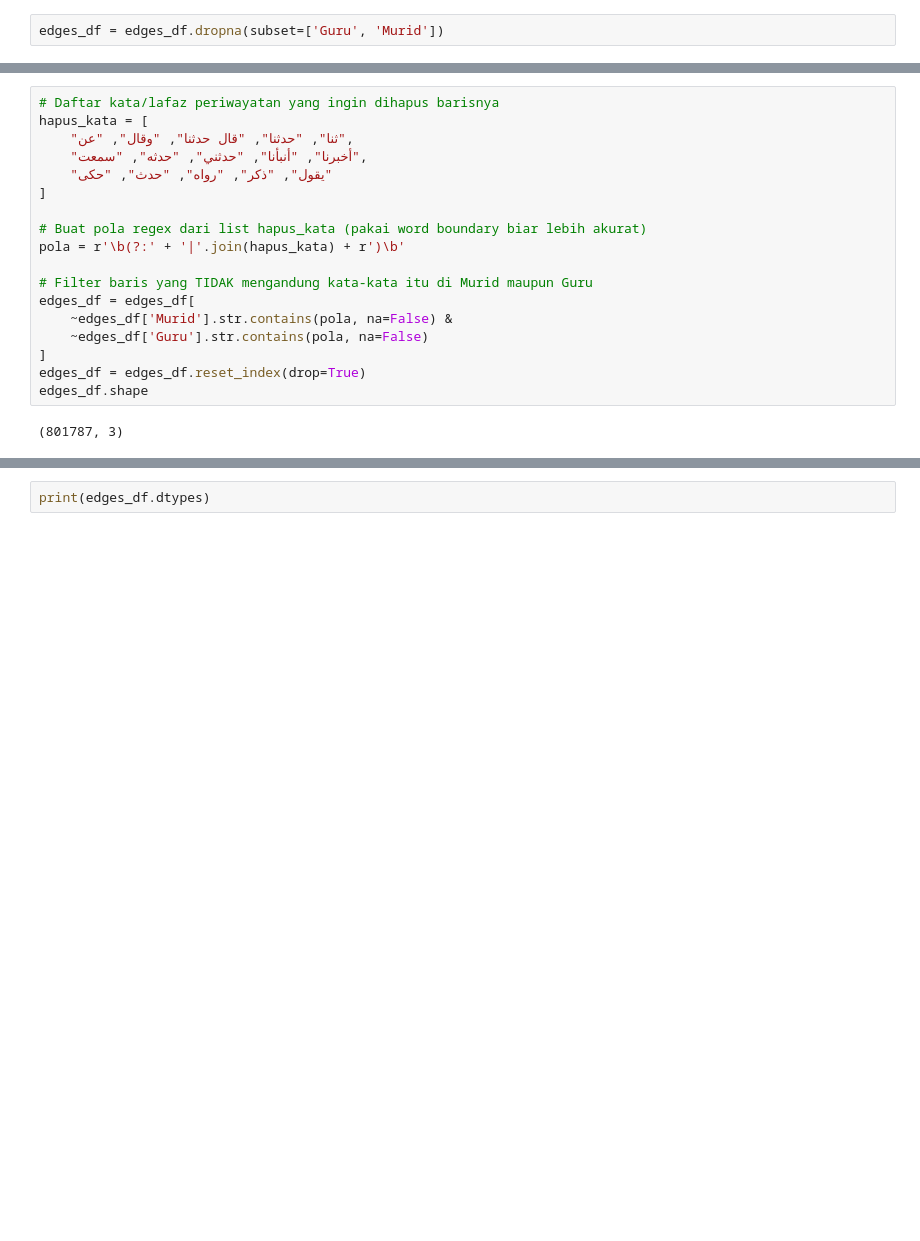
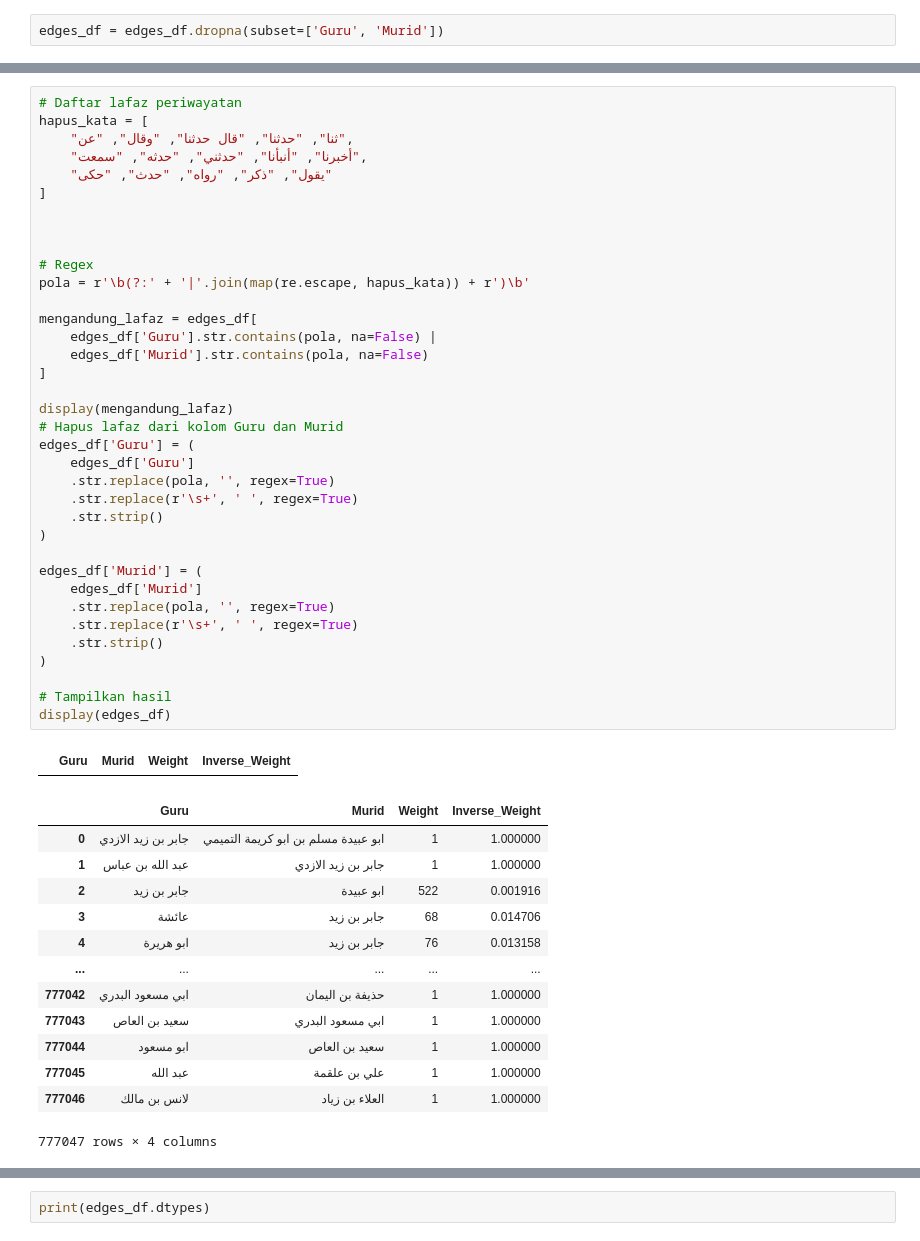
Before and after one commit to Nazrililham090805/sanad-hadith, a Jupyter notebook: src/Edges.ipynb, the cells around one changed output, grey strips where cells are left out. Saved outputs shown, nothing was run; the diff lists cells and outputs as text; blank space fills up the shorter version.

```diff
--- a/src/Edges.ipynb
+++ b/src/Edges.ipynb
@@ -417,21 +419,52 @@ edges_df.shape
 # %%
-# Daftar kata/lafaz periwayatan yang ingin dihapus barisnya
+# Daftar lafaz periwayatan
 hapus_kata = [
     "ثنا", "حدثنا", "قال حدثنا", "وقال", "عن",
     "أخبرنا", "أنبأنا", "حدثني", "حدثه", "سمعت",
     "يقول", "ذكر", "رواه", "حدث", "حكى"
 ]
 
-# Buat pola regex dari list hapus_kata (pakai word boundary biar lebih akurat)
-pola = r'\b(?:' + '|'.join(hapus_kata) + r')\b'
 
-# Filter baris yang TIDAK mengandung kata-kata itu di Murid maupun Guru
-edges_df = edges_df[
-    ~edges_df['Murid'].str.contains(pola, na=False) &
-    ~edges_df['Guru'].str.contains(pola, na=False)
+
+# Regex
+pola = r'\b(?:' + '|'.join(map(re.escape, hapus_kata)) + r')\b'
+
+mengandung_lafaz = edges_df[
+    edges_df['Guru'].str.contains(pola, na=False) |
+    edges_df['Murid'].str.contains(pola, na=False)
 ]
-edges_df = edges_df.reset_index(drop=True)
-edges_df.shape
+
+display(mengandung_lafaz)
+# Hapus lafaz dari kolom Guru dan Murid
+edges_df['Guru'] = (
+    edges_df['Guru']
+    .str.replace(pola, '', regex=True)
+    .str.replace(r'\s+', ' ', regex=True)
+    .str.strip()
+)
+
+edges_df['Murid'] = (
+    edges_df['Murid']
+    .str.replace(pola, '', regex=True)
+    .str.replace(r'\s+', ' ', regex=True)
+    .str.strip()
+)
+
+# Tampilkan hasil
+display(edges_df)
 # %% [output]
+|  | Guru | Murid | Weight | Inverse_Weight |
+|  | Guru | Murid | Weight | Inverse_Weight |
+| 0 | جابر بن زيد الازدي | ابو عبيدة مسلم بن ابو كريمة التميمي | 1 | 1.000000 |
+| 1 | عبد الله بن عباس | جابر بن زيد الازدي | 1 | 1.000000 |
+| 2 | جابر بن زيد | ابو عبيدة | 522 | 0.001916 |
+| 3 | عائشة | جابر بن زيد | 68 | 0.014706 |
+| 4 | ابو هريرة | جابر بن زيد | 76 | 0.013158 |
+| ... | ... | ... | ... | ... |
+| 777042 | ابي مسعود البدري | حذيفة بن اليمان | 1 | 1.000000 |
+| 777043 | سعيد بن العاص | ابي مسعود البدري | 1 | 1.000000 |
+| 777044 | ابو مسعود | سعيد بن العاص | 1 | 1.000000 |
+| 777045 | عبد الله | علي بن علقمة | 1 | 1.000000 |
+| 777046 | لانس بن مالك | العلاء بن زياد | 1 | 1.000000 |
-(801787, 3)
+777047 rows × 4 columns
 # %%
```
Also changed, not shown: parts of 18 cells of this notebook, 2 other files.
